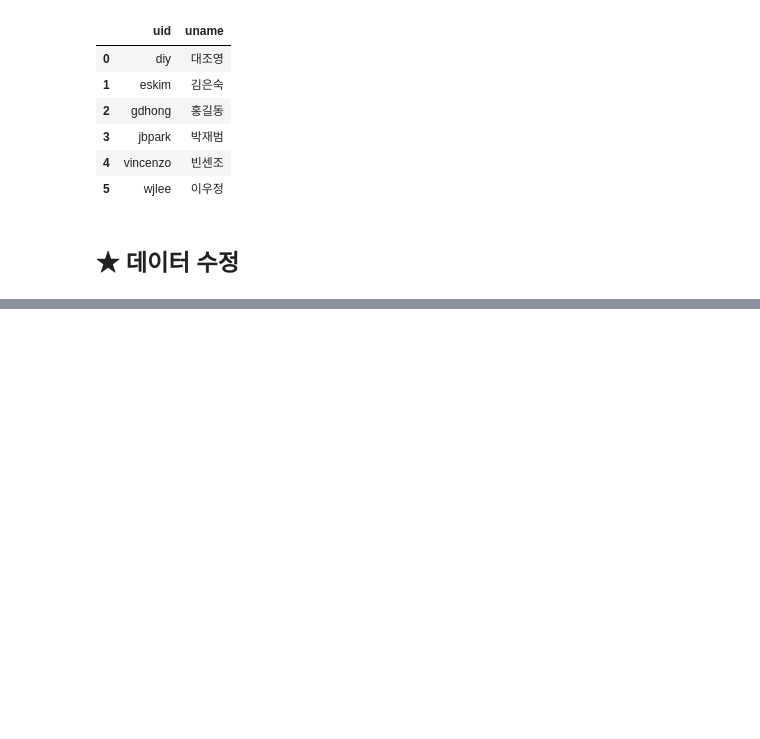
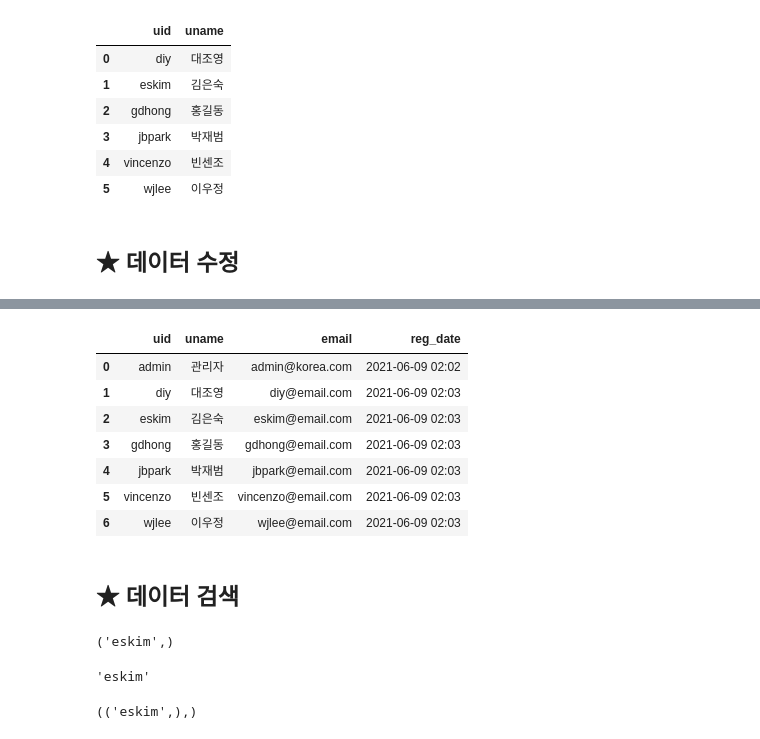
Before and after one commit to yisokim/Data-Analysis-2021, a Jupyter notebook: 06. mysql/02_crud.ipynb, the cells around one changed output, grey strips where cells are left out. Cells and saved outputs as stored; diff of their text form; code cells hidden in the pictures; blank space fills up the shorter version.

```diff
--- a/06. mysql/02_crud.ipynb
+++ b/06. mysql/02_crud.ipynb
@@ -132,0 +186,7 @@ conn.commit()
+# %%
+# 모두 조회
+cur = conn.cursor()
+cur.execute(sql)
+results = cur.fetchall()
+for row in results:
+    print(row)
@@ -132,0 +201,24 @@ conn.commit()
+# %%
+# 모두 조회한 뒤 데이터프레임으로 만들기
+uids, unames, emails, regs = [],[],[],[]
+for row in results:
+    uids.append(row[0])
+    unames.append(row[1])
+    emails.append(row[2])
+    regs.append(row[3])
+df2 = pd.DataFrame({
+    'uid': uids, 'uname': unames,
+    'email': emails, 'reg_date': regs
+})
+df2
+# %% [output]
+|  | uid | uname | email | reg_date |
+| 0 | admin | 관리자 | admin@korea.com | 2021-06-09 02:02 |
+| 1 | diy | 대조영 | diy@email.com | 2021-06-09 02:03 |
+| 2 | eskim | 김은숙 | eskim@email.com | 2021-06-09 02:03 |
+| 3 | gdhong | 홍길동 | gdhong@email.com | 2021-06-09 02:03 |
+| 4 | jbpark | 박재범 | jbpark@email.com | 2021-06-09 02:03 |
+| 5 | vincenzo | 빈센조 | vincenzo@email.com | 2021-06-09 02:03 |
+| 6 | wjlee | 이우정 | wjlee@email.com | 2021-06-09 02:03 |
+# %% [markdown]
+## ★ 데이터 검색
@@ -132,0 +231,19 @@ conn.commit()
+# %%
+# 결과가 하나라도 튜플로 데이터를 반환
+cur = conn.cursor()
+cur.execute(sql, keyword+'%')
+result = cur.fetchone()
+result
+# %% [output]
+('eskim',)
+# %%
+result[0]
+# %% [output]
+'eskim'
+# %%
+cur = conn.cursor()
+cur.execute(sql, keyword+'%')
+result = cur.fetchall()
+result
+# %% [output]
+(('eskim',),)
```
Also changed, not shown: parts of 19 cells of this notebook.
